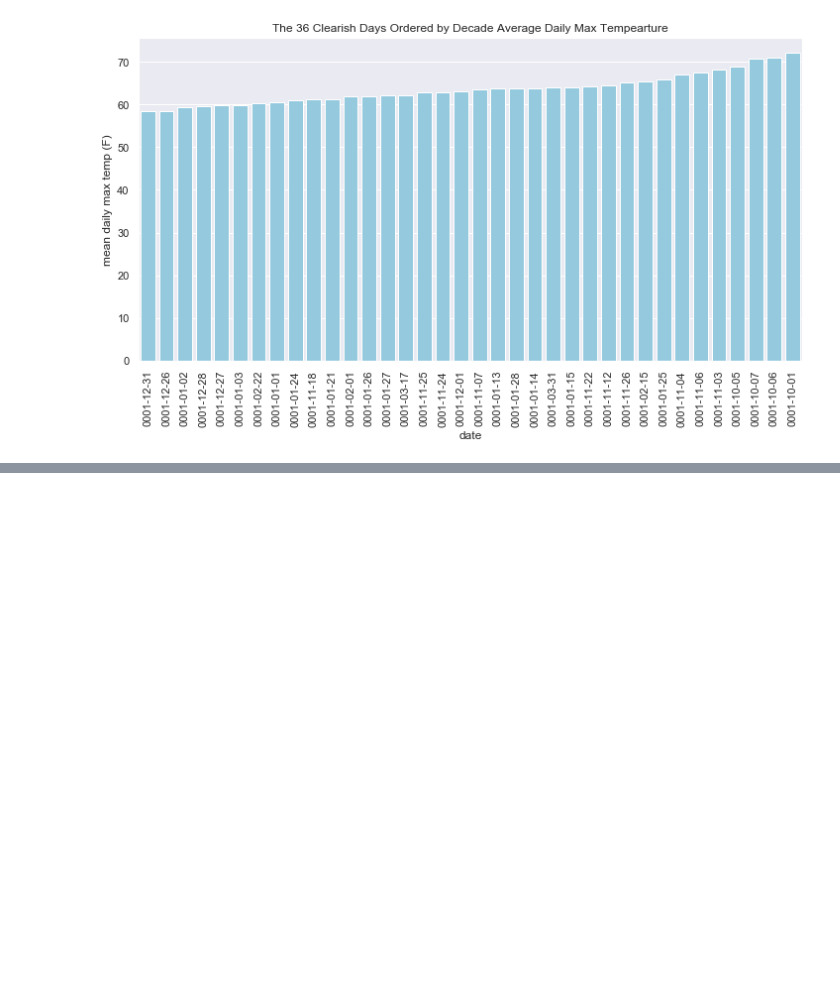
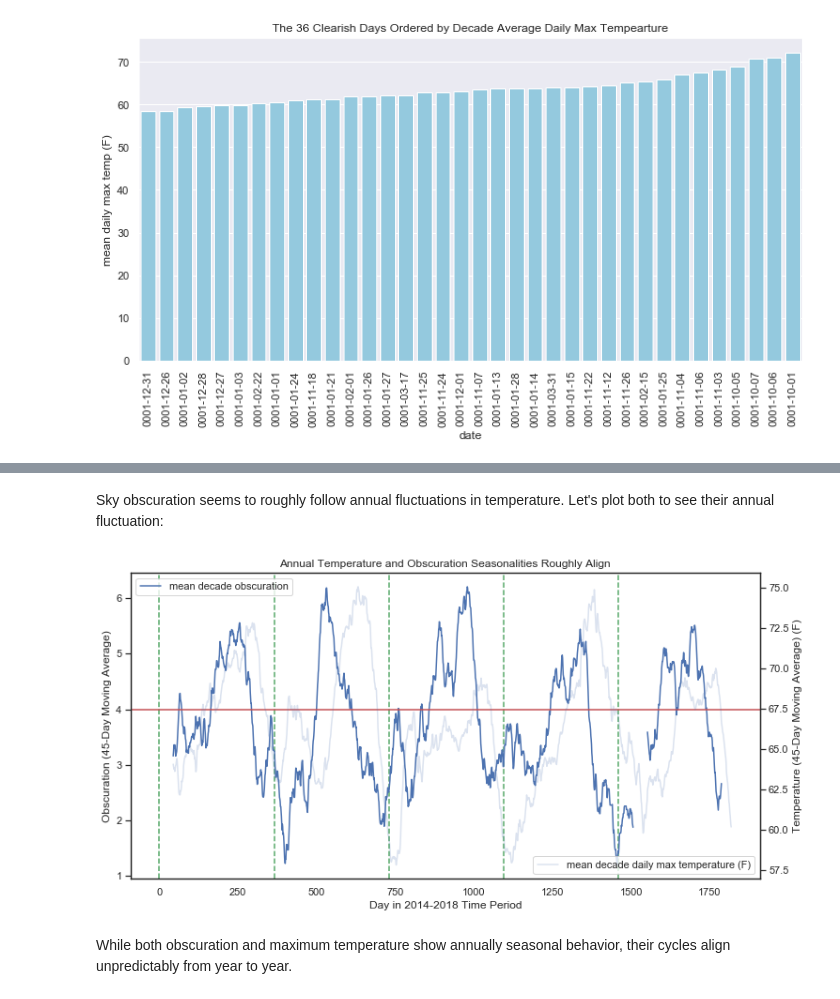
Before and after one commit to jefftrevino/Springboard, a Jupyter notebook: capstone1montereyWeather/exploratory_data_visualization.ipynb, the cells around one changed output, grey strips where cells are left out. Saved outputs shown, nothing was run; the diff lists cells and outputs as text; code cells hidden in the pictures; blank space fills up the shorter version.

```diff
--- a/capstone1montereyWeather/exploratory_data_visualization.ipynb
+++ b/capstone1montereyWeather/exploratory_data_visualization.ipynb
@@ -483,0 +536,35 @@ plt.show()
+# %% [markdown]
+
+Sky obscuration seems to roughly follow annual fluctuations in temperature. Let's plot both to see their annual fluctuation:
+# %%
+fig, ax1 = plt.subplots(figsize=(12, 6))
+sns.set_style('white')
+
+x = df
+bool_index = (x.index.year >= 2014) & (x.index.year <= 2018) # only these years have data for all days of the year
+x = x[bool_index]
+x = x[['averageObscuration', 'DailyMaximumDryBulbTemperature']]
+
+days = x.groupby([x.index.year, x.index.dayofyear]).mean().rolling(45).mean()
+days.index = days.index.rename(['year', 'day'])
+days = days.reset_index()
+days = days.drop(['year', 'day'], axis=1)
+
+# plot
+[ax1.axvline(x, color='g', linestyle='--') for x in [y*365 for y in range(5)]] # show year starts
+
+ax1.plot(days['averageObscuration'], label='mean decade obscuration')
+ax1.set_xlabel('Day in 2014-2018 Time Period')
+ax1.set_ylabel('Obscuration (45-Day Moving Average)')
+ax1.legend(loc='upper left')
+ax1.axhline(4, color='r')
+ax2 = ax1.twinx() # share x axis, use two separate y axes on left and right sides
+ax2.plot(days['DailyMaximumDryBulbTemperature'], label='mean decade daily max temperature (F)', alpha=0.2)
+ax2.legend(loc='lower right')
+ax2.set_ylabel('Temperature (45-Day Moving Average) (F)')
+plt.title('Annual Temperature and Obscuration Seasonalities Roughly Align')
+plt.show()
+# %% [output]
+[figure, added]
+# %% [markdown]
+While both obscuration and maximum temperature show annually seasonal behavior, their cycles align unpredictably from year to year.
```
Also changed, not shown: parts of 6 cells of this notebook.
